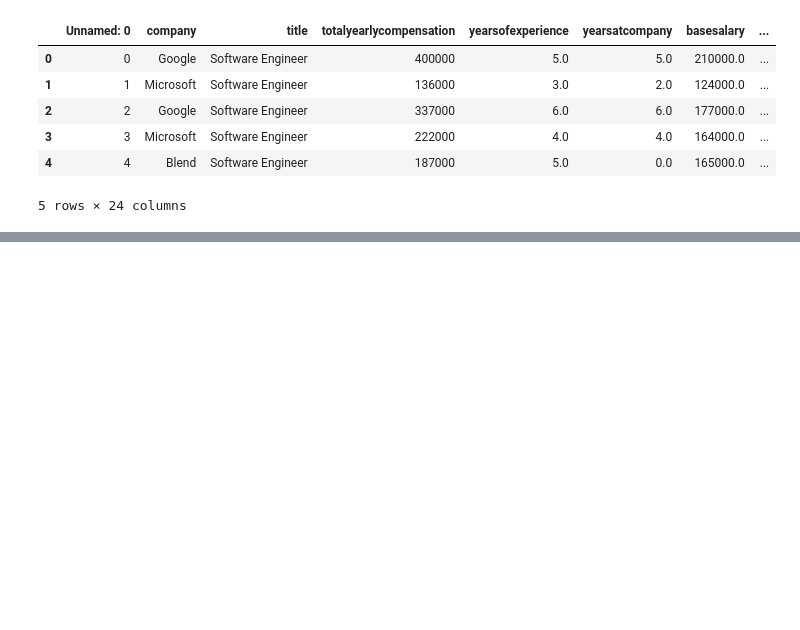
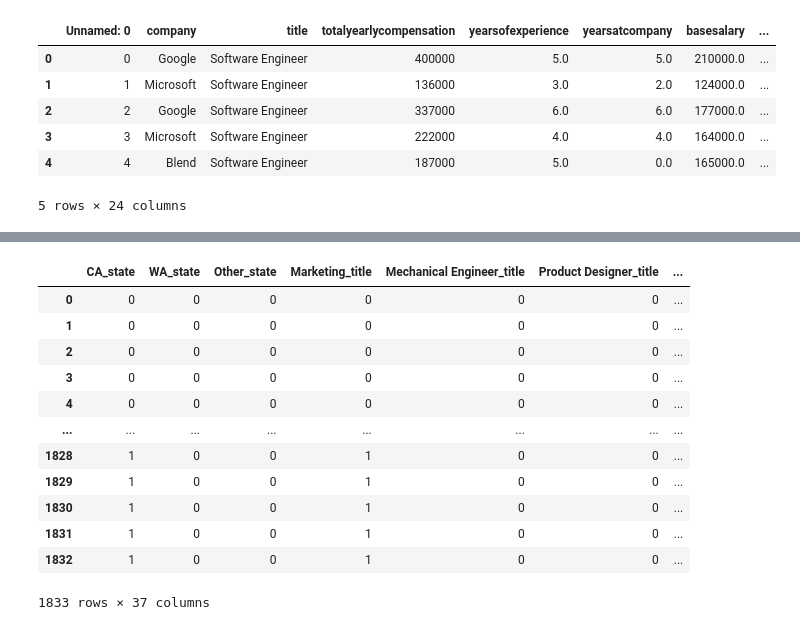
Before and after one commit to ryand0n/SC2022-BatchC-electric-pythons, a Jupyter notebook: Bryce Beckman/Predictions.ipynb, the cells around one changed output, grey strips where cells are left out. Drawn from its saved outputs; the diff is of its cells as text; code cells hidden in the pictures; blank space fills up the shorter version.

```diff
--- a/Bryce Beckman/Predictions.ipynb
+++ b/Bryce Beckman/Predictions.ipynb
@@ -19,0 +115,5 @@ def convert(years):
+# %%
+df['CA_state'] = one_hot_encoded_df['state_CA']
+df['WA_state'] = one_hot_encoded_df['state_WA']
+df['Other_state'] = one_hot_encoded_df['state_Other']
+df.head()
@@ -19,0 +128,3 @@ def convert(years):
+# %%
+one_hot_encoded_df = pd.get_dummies(df, columns = ['title'])
+print(one_hot_encoded_df)
@@ -19,0 +149,17 @@ def convert(years):
+# %%
+df['Marketing_title'] = one_hot_encoded_df['title_Marketing']
+df['Mechanical Engineer_title'] = one_hot_encoded_df['title_Mechanical Engineer']
+df['Product Designer_title'] = one_hot_encoded_df['title_Product Designer']
+df['Recruiter_title'] = one_hot_encoded_df['title_Recruiter']
+df['Sales_title'] = one_hot_encoded_df['title_Sales']
+df['Software Engineer_title'] = one_hot_encoded_df['title_Software Engineer']
+df['Software Engineering Manager_title'] = one_hot_encoded_df['title_Software Engineering Manager']
+df['Solution Architect_title'] = one_hot_encoded_df['title_Solution Architect']
+df['Technical Program Manager_title'] = one_hot_encoded_df['title_Technical Program Manager']
+df['Human Resources_title'] = one_hot_encoded_df['title_Human Resources']
+df['Product Manager_title'] = one_hot_encoded_df['title_Product Manager']
+df['Business Analyst_title'] = one_hot_encoded_df['title_Business Analyst']
+df['Management Consultant_title'] = one_hot_encoded_df['title_Management Consultant']
+df['Data Scientist_title'] = one_hot_encoded_df['title_Data Scientist']
+df['Hardware Engineer_title'] = one_hot_encoded_df['title_Hardware Engineer']
+df.head()
@@ -20,3 +193,24 @@ def convert(years):
+# %%
+df = df.drop(['Unnamed: 0','company','title','yearsofexperience','gender','state','education','race','gen_new','tit_new','sta_new'], axis = 1)
+# %%
+input = ['CA_state', 'WA_state', 'Other_state', 'Marketing_title', 'Mechanical Engineer_title', 'Product Designer_title', 'Recruiter_title', 'Sales_title', 'Software Engineer_title', 'Software Engineering Manager_title', 'Solution Architect_title', 'Technical Program Manager_title', 'Human Resources_title', 'Product Manager_title', 'Business Analyst_title', 'Management Consultant_title', 'Data Scientist_title', 'Hardware Engineer_title', 'Race_Asian', 'Race_White', 'Race_Two_Or_More', 'Race_Black', 'Race_Hispanic', 'in_top_15', 'Female_gender', 'Male_gender','Other_Gender', 'Masters_Degree', 'Bachelors_Degree', 'Doctorate_Degree', 'Highschool', 'Some_College']
+filler = df.groupby(by = input)['yearsatcompany', 'basesalary', 'stockgrantvalue', 'bonus', 'totalyearlycompensation'].mean()
+filler.reset_index(inplace = True)
+filler
+# %% [output]
+|  | CA_state | WA_state | Other_state | Marketing_title | Mechanical Engineer_title | Product Designer_title | ... |
+| 0 | 0 | 0 | 0 | 0 | 0 | 0 | ... |
+| 1 | 0 | 0 | 0 | 0 | 0 | 0 | ... |
+| 2 | 0 | 0 | 0 | 0 | 0 | 0 | ... |
+| 3 | 0 | 0 | 0 | 0 | 0 | 0 | ... |
+| 4 | 0 | 0 | 0 | 0 | 0 | 0 | ... |
+| ... | ... | ... | ... | ... | ... | ... | ... |
+| 1828 | 1 | 0 | 0 | 1 | 0 | 0 | ... |
+| 1829 | 1 | 0 | 0 | 1 | 0 | 0 | ... |
+| 1830 | 1 | 0 | 0 | 1 | 0 | 0 | ... |
+| 1831 | 1 | 0 | 0 | 1 | 0 | 0 | ... |
+| 1832 | 1 | 0 | 0 | 1 | 0 | 0 | ... |
+1833 rows × 37 columns
 # %%
 def predictions()
 filler data best model - lr
```
Also changed, not shown: parts of 22 cells of this notebook, 27 other files.
